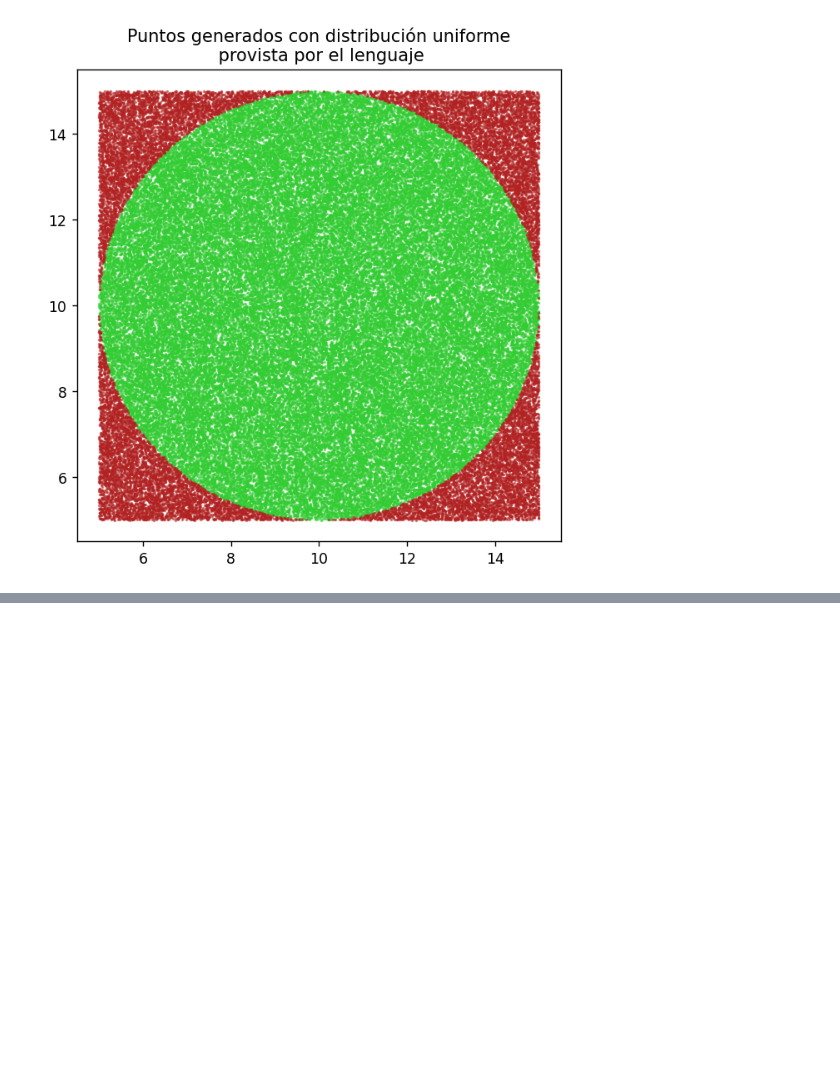
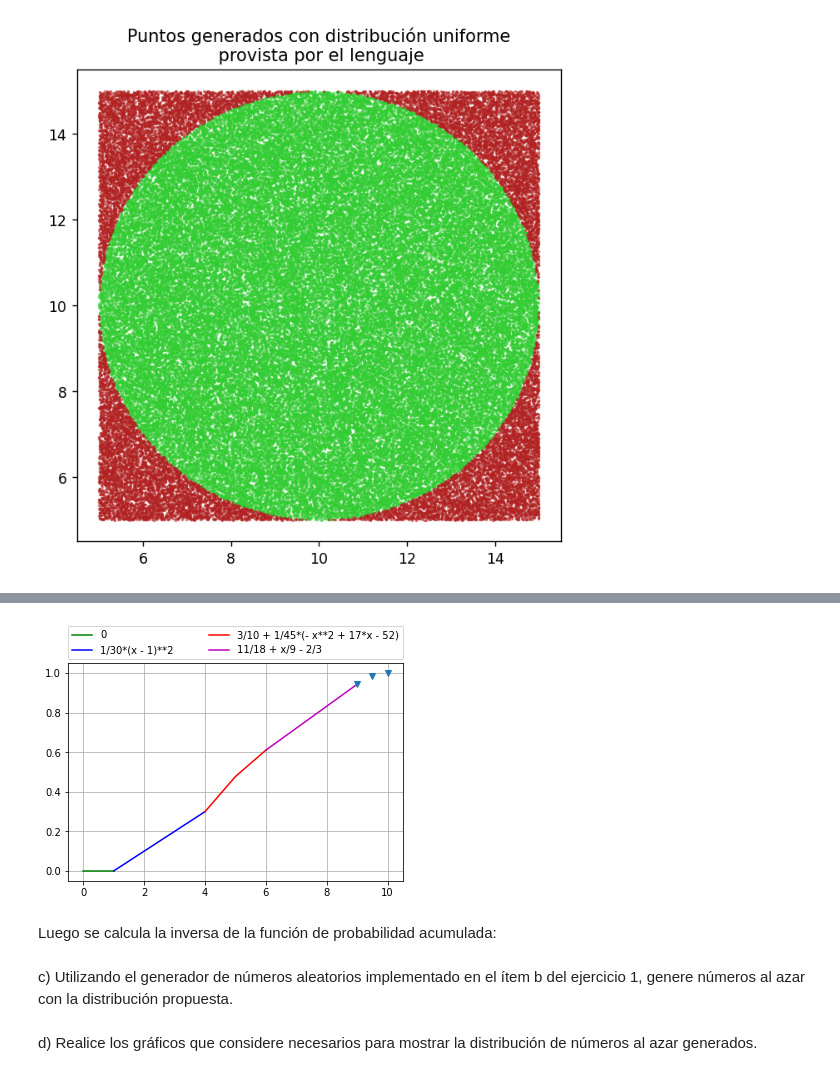
Before and after one commit to matiscakosky/simulhav, a Jupyter notebook: tp1.ipynb, the cells around one changed output, grey strips where cells are left out. Saved outputs shown, nothing was run; the diff lists cells and outputs as text; code cells hidden in the pictures; blank space fills up the shorter version.

```diff
--- a/tp1.ipynb
+++ b/tp1.ipynb
@@ -204,0 +275,25 @@ r_uniform = len(result_python_2) +
+# %%
+import numpy as np
+import matplotlib.pyplot as plt
+
+x1 = np.linspace(0, 1, num=3)
+x2 = np.linspace(1, 4, num=2)
+x3 = np.linspace(4, 6, num=3)
+x4 = np.linspace(6, 9, num=3)
+x5 = np.linspace(9, 10, num=3)
+
+plt.plot(x1, [0 for x in x1], 'g', label='0')
+plt.plot(x2, [probabilidad_acumulada(x) for x in x2], 'b', label='1/30*(x - 1)**2')
+plt.plot(x3, [probabilidad_acumulada(x) for x in x3], 'r', label='3/10 + 1/45*(- x**2 + 17*x - 52)')
+plt.plot(x4, [probabilidad_acumulada(x) for x in x4], 'm', label='11/18 + x/9 - 2/3')
+plt.plot(x5, [probabilidad_acumulada(x) for x in x5], '')
+
+plt.legend(bbox_to_anchor=(0., 1.02, 1., .102), loc='lower left',
+           ncol=2, mode="expand", borderaxespad=0.)
+
+plt.grid()
+plt.show()
+# %% [output]
+[figure, added]
+# %% [markdown]
+Luego se calcula la inversa de la función de probabilidad acumulada:
@@ -204,0 +302,5 @@ r_uniform = len(result_python_2) +
+# %% [markdown]
+c) Utilizando el generador de números aleatorios implementado en el ítem b del ejercicio 1, genere números al azar
+con la distribución propuesta.
+# %% [markdown]
+d) Realice los gráficos que considere necesarios para mostrar la distribución de números al azar generados.
```
Also changed, not shown: parts of 11 cells of this notebook, 1 other file.
